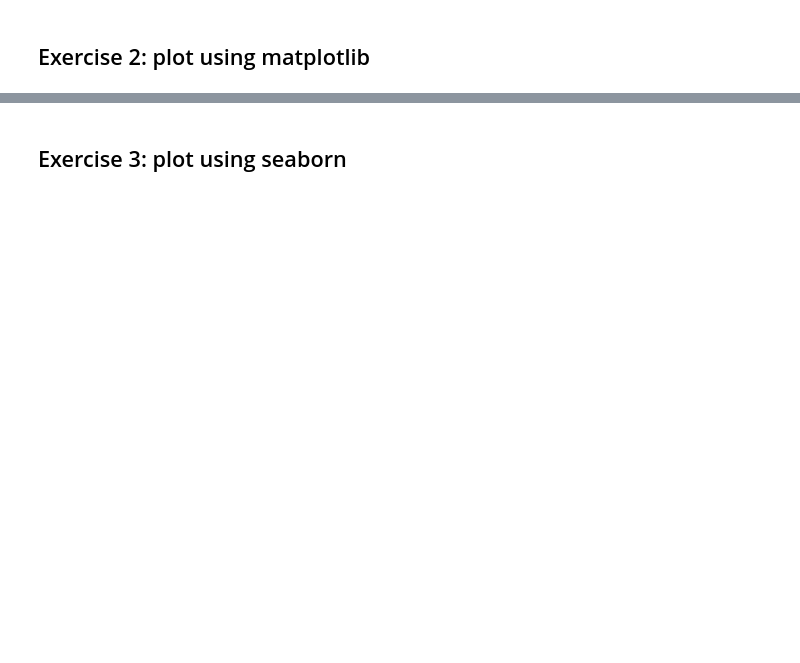
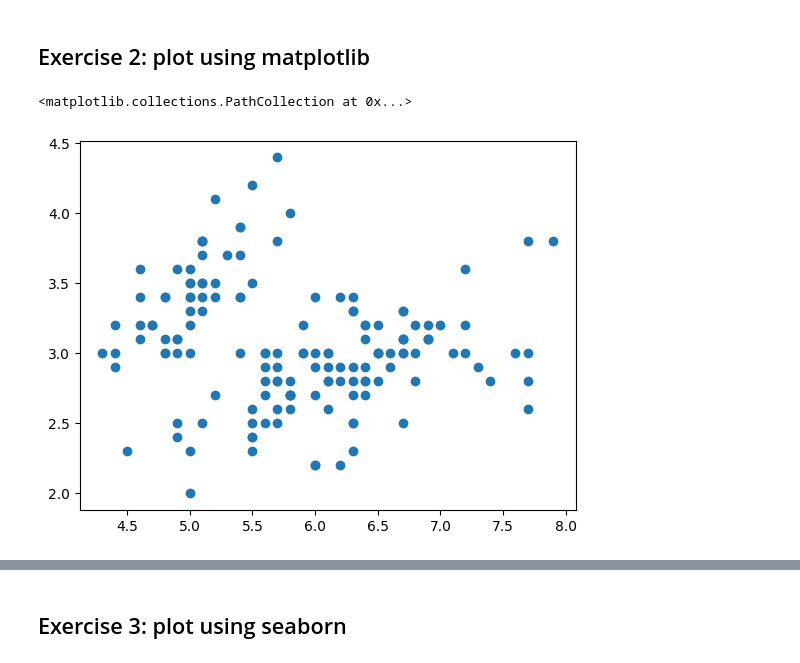
Before and after one commit to Datahel/KAWai_data_visualization, a Jupyter notebook: notebook.ipynb, the cells around one changed output, grey strips where cells are left out. Drawn from its saved outputs; the diff is of its cells as text; code cells hidden in the pictures; blank space fills up the shorter version.

```diff
--- a/notebook.ipynb
+++ b/notebook.ipynb
@@ -40,0 +49,17 @@ ss
+# %%
+# your code here
+
+unique_species = d['species'].unique()
+d['color'] = d['species'].apply(lambda x: np.where(unique_species == x)[0][0])
+
+x = d.iloc[:,0]
+y = d.iloc[:,1]
+x1 = d.iloc[:,2]
+y1 = d.iloc[:,3]
+
+# create new figure
+fig, ax = plt.subplots(1)
+ax.scatter(x,y)
+# %% [output]
+<matplotlib.collections.PathCollection at 0x...>
+[figure, added]
```
Also changed, not shown: parts of 5 cells of this notebook.
